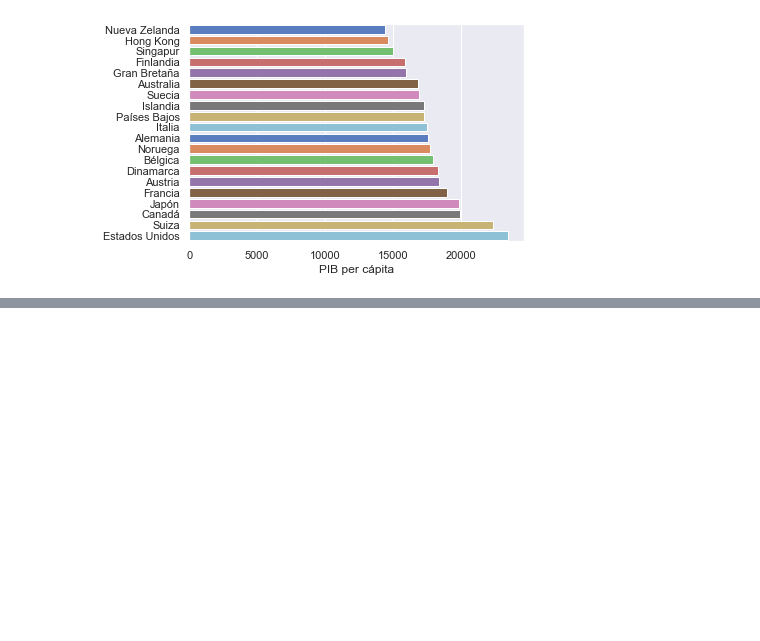
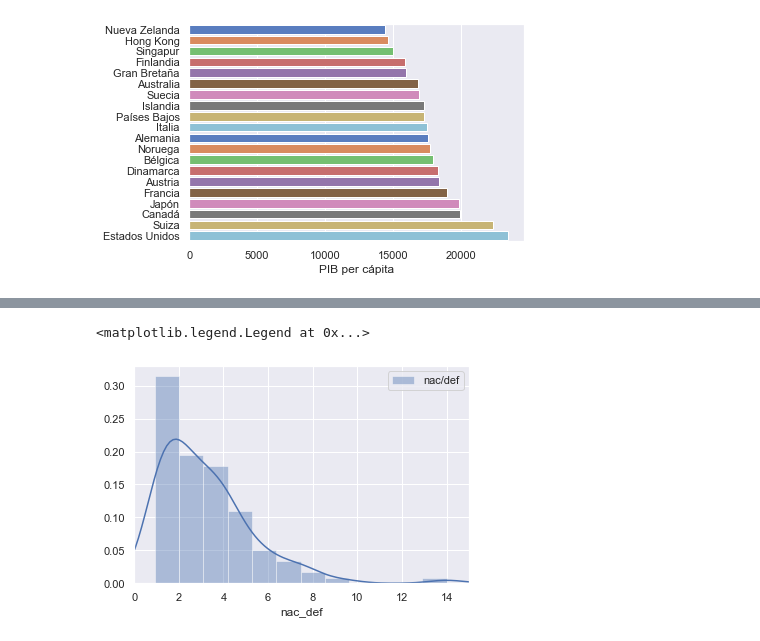
Before and after one commit to ManuelPertejo/PracticaPython, a Jupyter notebook: PracticaPython.ipynb, the cells around one changed output, grey strips where cells are left out. Cells and saved outputs as stored; diff of their text form; code cells hidden in the pictures; blank space fills up the shorter version.

```diff
--- a/PracticaPython.ipynb
+++ b/PracticaPython.ipynb
@@ -213,0 +236,2 @@ ax.set(xlabel='PIB per cápita', ylabel='')
+# %%
+data = data.dropna(subset=['nac_def'])
@@ -213,0 +258,8 @@ ax.set(xlabel='PIB per cápita', ylabel='')
+# %%
+sns.set(style='darkgrid')
+sns.distplot(data.nac_def, label = 'nac/def')
+plt.xlim((0,15))
+plt.legend()
+# %% [output]
+<matplotlib.legend.Legend at 0x...>
+[figure, added]
```
Also changed, not shown: parts of 14 cells of this notebook.
